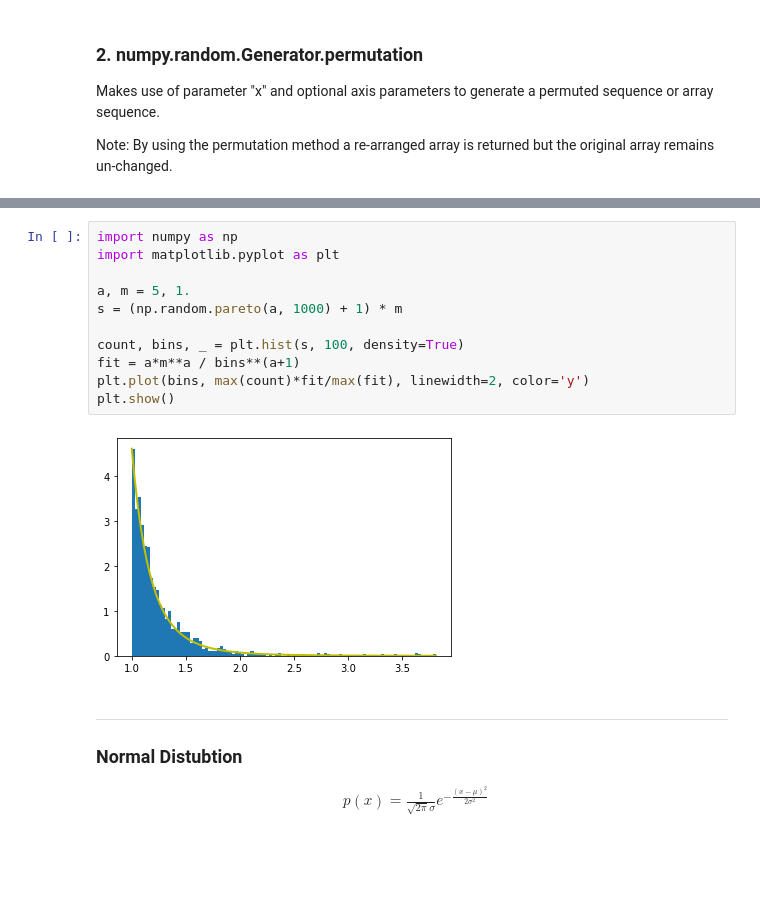
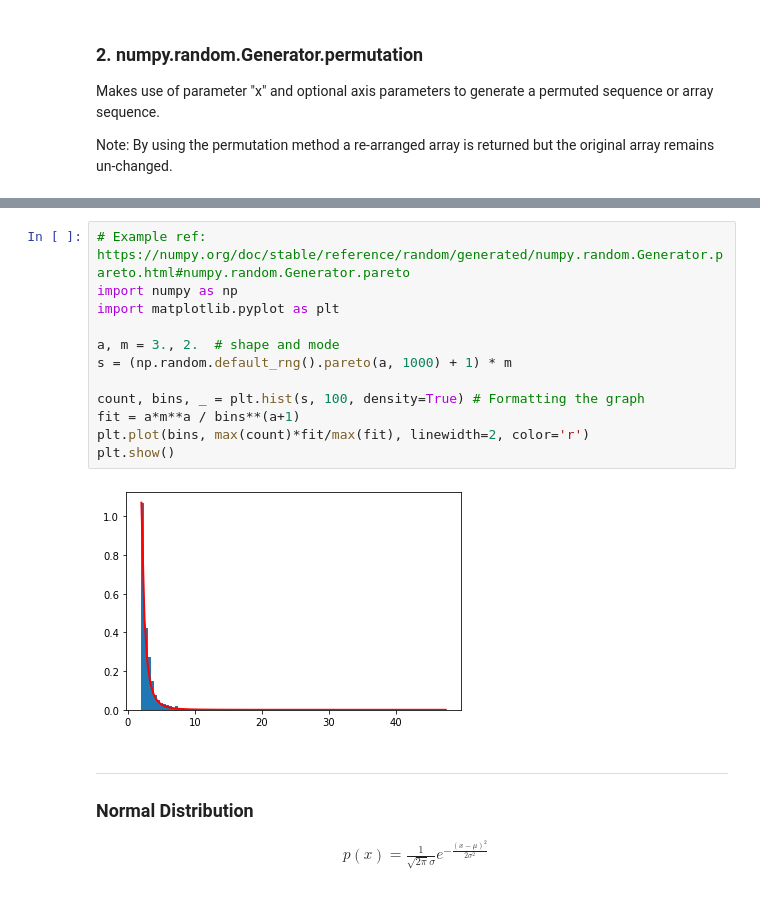
Before and after one commit to JackCaff/Prog-DA-Assignment, a Jupyter notebook: Assignment-2020 Programming for Data Analysis.ipynb, the cells around one changed output, grey strips where cells are left out. Saved outputs shown, nothing was run; the diff lists cells and outputs as text; blank space fills up the shorter version.

```diff
--- a/Assignment-2020 Programming for Data Analysis.ipynb
+++ b/Assignment-2020 Programming for Data Analysis.ipynb
@@ -242,19 +273,20 @@ plt.show(block = True)
 # %%
+# Example ref: https://numpy.org/doc/stable/reference/random/generated/numpy.random.Generator.pareto.html#numpy.random.Generator.pareto
 import numpy as np
 import matplotlib.pyplot as plt
 
-a, m = 5, 1.
-s = (np.random.pareto(a, 1000) + 1) * m
+a, m = 3., 2.  # shape and mode
+s = (np.random.default_rng().pareto(a, 1000) + 1) * m
 
-count, bins, _ = plt.hist(s, 100, density=True)
+count, bins, _ = plt.hist(s, 100, density=True) # Formatting the graph
 fit = a*m**a / bins**(a+1)
-plt.plot(bins, max(count)*fit/max(fit), linewidth=2, color='y')
+plt.plot(bins, max(count)*fit/max(fit), linewidth=2, color='r')
 plt.show()
 # %% [output]
-[figure, old version]
+[figure, new version]
 # %% [markdown]
 ***
-### Normal Distubtion
+### Normal Distribution
 
 \begin{align}
 \ p(x) = \frac{1}{\sqrt{2\pi}{\sigma}}e^{-{\frac{(x -\mu)^2}{2\sigma^2}}} \\
```
Also changed, not shown: parts of 24 cells of this notebook.
